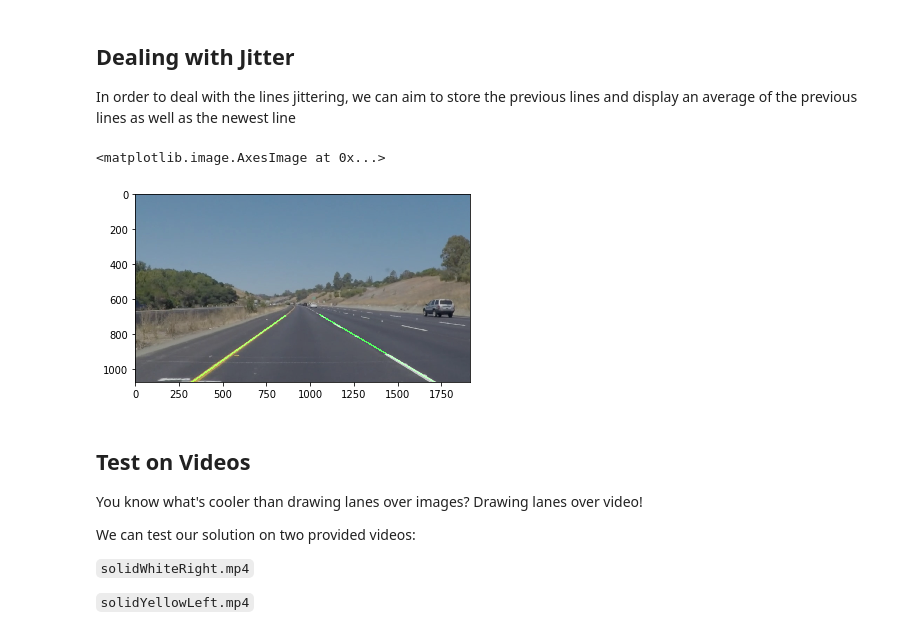
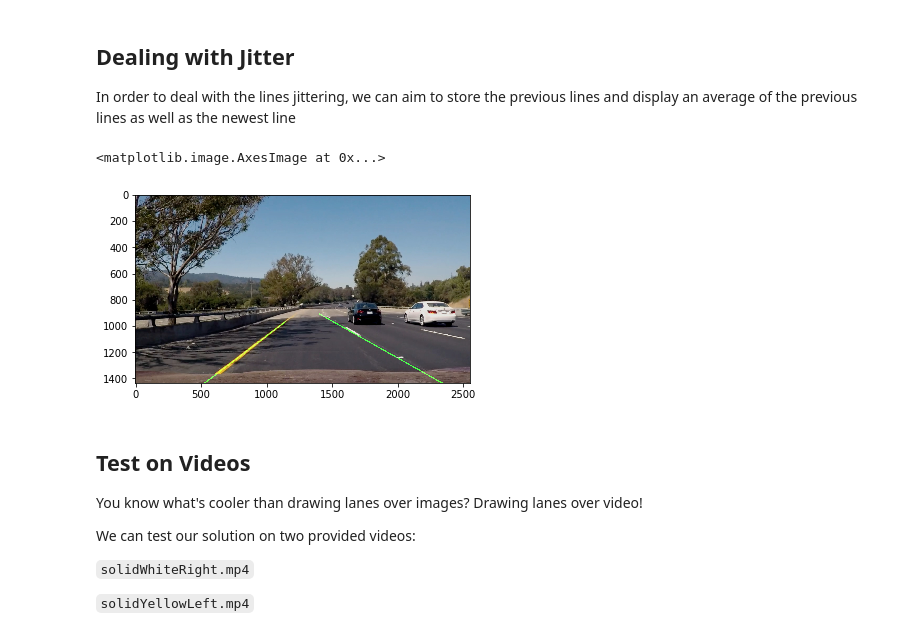
Before and after one commit to jeffwen/sdcnd_find_lanes, a Jupyter notebook: P1.ipynb, the cells around one changed output. Saved outputs shown, nothing was run; the diff lists cells and outputs as text; code cells hidden in the pictures.

```diff
--- a/P1.ipynb
+++ b/P1.ipynb
@@ -476,11 +490,11 @@ class lane_detector:
         return final_img
 # %%
 detector = lane_detector()
-test = detector.pipeline(image)
+test = detector.pipeline(test_image)
 plt.imshow(test)
 # %% [output]
 <matplotlib.image.AxesImage at 0x...>
-[figure, old version]
+[figure, new version]
 # %% [markdown]
 ## Test on Videos
 
```
Also changed, not shown: parts of 5 cells of this notebook, 28 other files.
